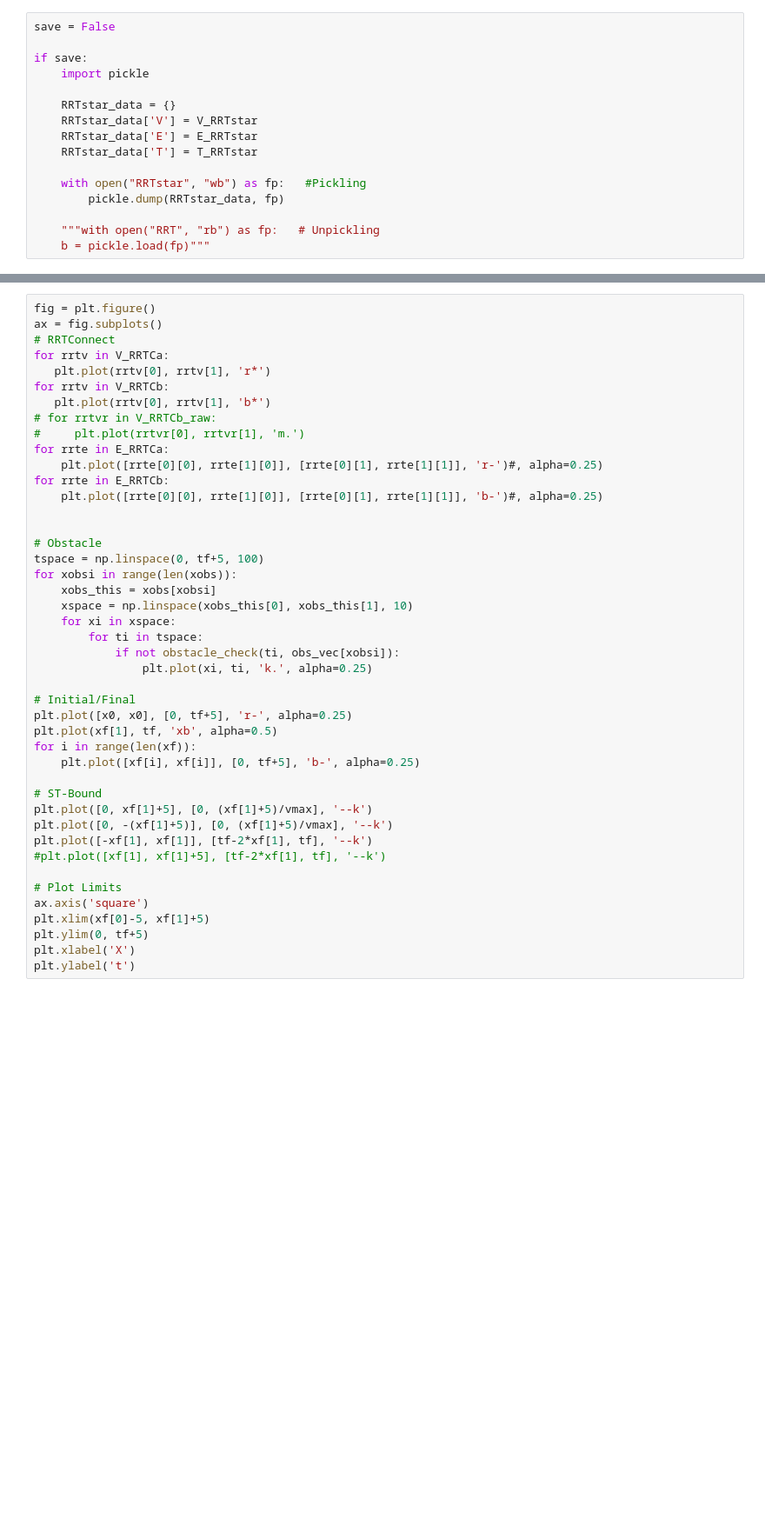
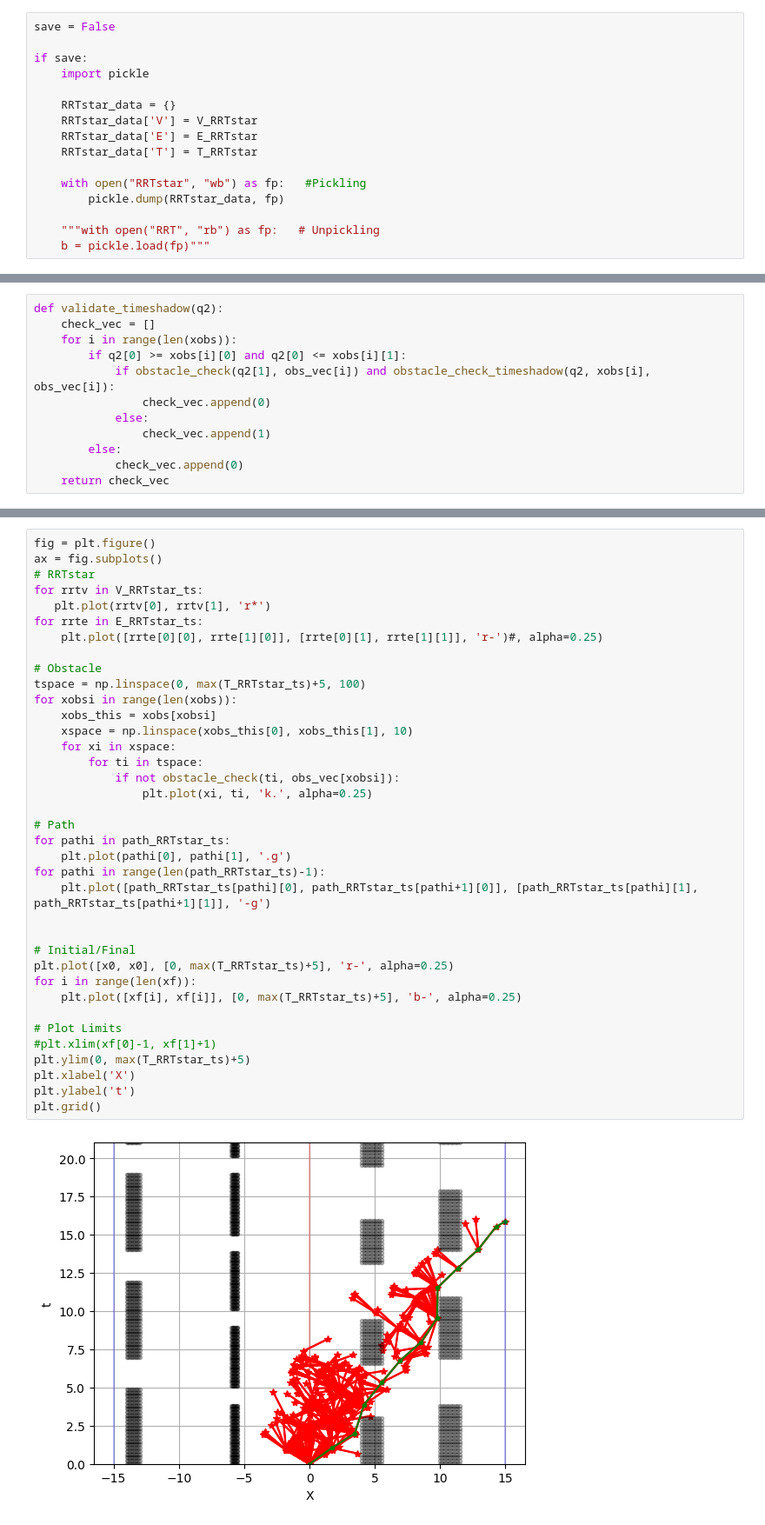
Before and after one commit to jeffersonkim97/cognis_UAM, a Jupyter notebook: script/Comparison/1D.ipynb, the cells around one changed output, grey strips where cells are left out. Shown at 87% size. Cells and saved outputs as stored; diff of their text form; blank space fills up the shorter version.

```diff
--- a/script/Comparison/1D.ipynb
+++ b/script/Comparison/1D.ipynb
@@ -546,0 +1146,12 @@ path = find_path(xf[1], E_RRTC)
+# %%
+def validate_timeshadow(q2):
+    check_vec = []
+    for i in range(len(xobs)):
+        if q2[0] >= xobs[i][0] and q2[0] <= xobs[i][1]:
+            if obstacle_check(q2[1], obs_vec[i]) and obstacle_check_timeshadow(q2, xobs[i], obs_vec[i]):
+                check_vec.append(0)
+            else:
+                check_vec.append(1)
+        else:
+            check_vec.append(0)
+    return check_vec
@@ -547,44 +1247,39 @@ path = find_path(xf[1], E_RRTC)
 # %%
 fig = plt.figure()
 ax = fig.subplots()
-# RRTConnect
-for rrtv in V_RRTCa:
+# RRTstar
+for rrtv in V_RRTstar_ts:
    plt.plot(rrtv[0], rrtv[1], 'r*')
-for rrtv in V_RRTCb:
-   plt.plot(rrtv[0], rrtv[1], 'b*')
-# for rrtvr in V_RRTCb_raw:
-#     plt.plot(rrtvr[0], rrtvr[1], 'm.')
-for rrte in E_RRTCa:
+for rrte in E_RRTstar_ts:
     plt.plot([rrte[0][0], rrte[1][0]], [rrte[0][1], rrte[1][1]], 'r-')#, alpha=0.25)
-for rrte in E_RRTCb:
-    plt.plot([rrte[0][0], rrte[1][0]], [rrte[0][1], rrte[1][1]], 'b-')#, alpha=0.25)
-
 
 # Obstacle
-tspace = np.linspace(0, tf+5, 100)
+tspace = np.linspace(0, max(T_RRTstar_ts)+5, 100)
 for xobsi in range(len(xobs)):
     xobs_this = xobs[xobsi]
     xspace = np.linspace(xobs_this[0], xobs_this[1], 10)
     for xi in xspace:
         for ti in tspace:
             if not obstacle_check(ti, obs_vec[xobsi]):
                 plt.plot(xi, ti, 'k.', alpha=0.25)
 
+# Path
+for pathi in path_RRTstar_ts:
+    plt.plot(pathi[0], pathi[1], '.g')
+for pathi in range(len(path_RRTstar_ts)-1):
+    plt.plot([path_RRTstar_ts[pathi][0], path_RRTstar_ts[pathi+1][0]], [path_RRTstar_ts[pathi][1], path_RRTstar_ts[pathi+1][1]], '-g')
+
+
 # Initial/Final
-plt.plot([x0, x0], [0, tf+5], 'r-', alpha=0.25)
-plt.plot(xf[1], tf, 'xb', alpha=0.5)
+plt.plot([x0, x0], [0, max(T_RRTstar_ts)+5], 'r-', alpha=0.25)
 for i in range(len(xf)):
-    plt.plot([xf[i], xf[i]], [0, tf+5], 'b-', alpha=0.25)
-
-# ST-Bound
-plt.plot([0, xf[1]+5], [0, (xf[1]+5)/vmax], '--k')
-plt.plot([0, -(xf[1]+5)], [0, (xf[1]+5)/vmax], '--k')
-plt.plot([-xf[1], xf[1]], [tf-2*xf[1], tf], '--k')
-#plt.plot([xf[1], xf[1]+5], [tf-2*xf[1], tf], '--k')
+    plt.plot([xf[i], xf[i]], [0, max(T_RRTstar_ts)+5], 'b-', alpha=0.25)
 
 # Plot Limits
-ax.axis('square')
-plt.xlim(xf[0]-5, xf[1]+5)
-plt.ylim(0, tf+5)
+#plt.xlim(xf[0]-1, xf[1]+1)
+plt.ylim(0, max(T_RRTstar_ts)+5)
 plt.xlabel('X')
 plt.ylabel('t')
+plt.grid()
+# %% [output]
+[figure, added]
```
Also changed, not shown: parts of 36 cells of this notebook.
